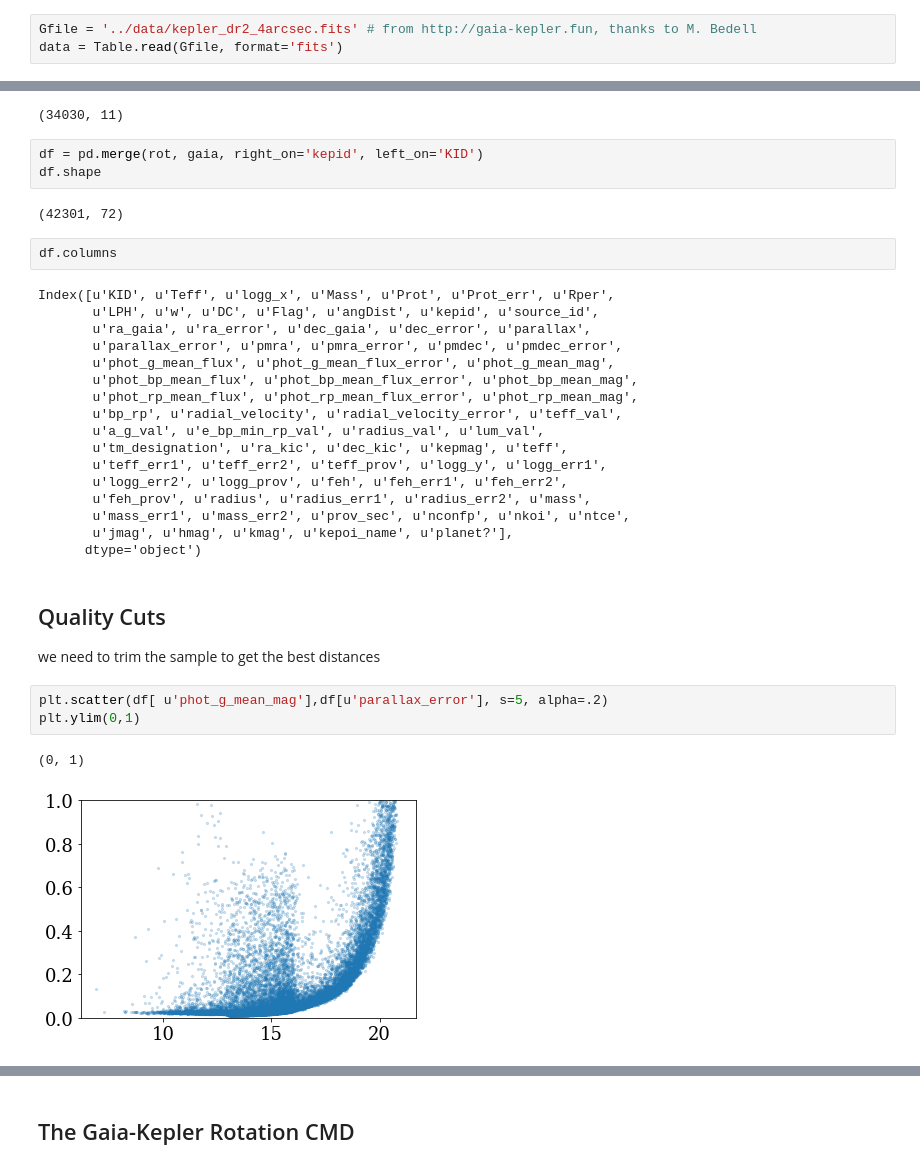
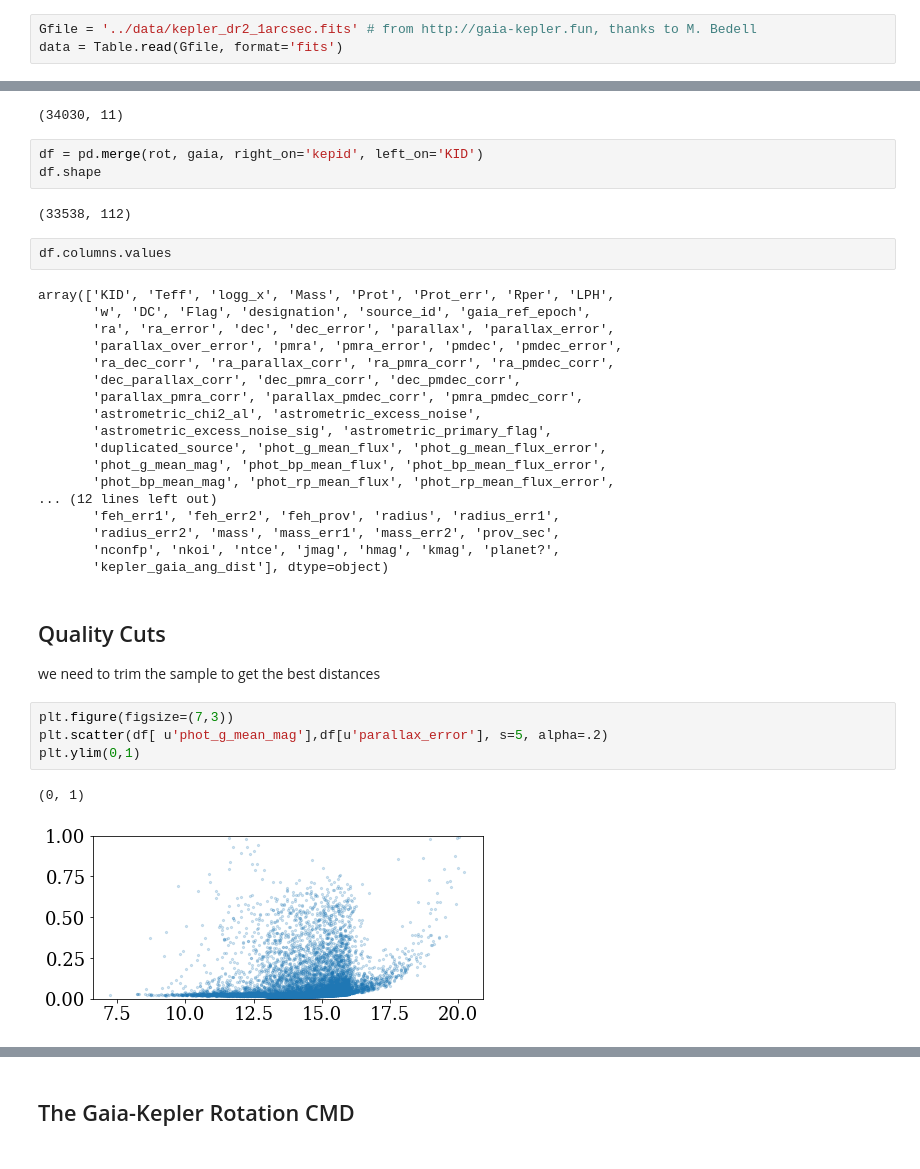
Before and after one commit to jradavenport/gaia2_kep_rot, a Jupyter notebook: notebooks/explore.ipynb, the cells around one changed output, grey strips where cells are left out. Saved outputs shown, nothing was run; the diff lists cells and outputs as text.

Commit message:
update input file to use 1arcsec match from M.Bedell

```diff
--- a/notebooks/explore.ipynb
+++ b/notebooks/explore.ipynb
@@ -17,7 +17,7 @@ Megan Bedell made an awesome cross-match available, which was online by the time
 
 Let's match this to the McQuillan+2014 rotation catalog using Pandas & a join
 # %%
-Gfile = '../data/kepler_dr2_4arcsec.fits' # from http://gaia-kepler.fun, thanks to M. Bedell
+Gfile = '../data/kepler_dr2_1arcsec.fits' # from http://gaia-kepler.fun, thanks to M. Bedell
 data = Table.read(Gfile, format='fits')
 # %%
 gaia = data.to_pandas()
@@ -34,35 +70,37 @@ rot.shape
 df = pd.merge(rot, gaia, right_on='kepid', left_on='KID')
 df.shape
 # %% [output]
-(42301, 72)
+(33538, 112)
 # %%
-df.columns
+df.columns.values
 # %% [output]
-Index([u'KID', u'Teff', u'logg_x', u'Mass', u'Prot', u'Prot_err', u'Rper',
-       u'LPH', u'w', u'DC', u'Flag', u'angDist', u'kepid', u'source_id',
-       u'ra_gaia', u'ra_error', u'dec_gaia', u'dec_error', u'parallax',
-       u'parallax_error', u'pmra', u'pmra_error', u'pmdec', u'pmdec_error',
-       u'phot_g_mean_flux', u'phot_g_mean_flux_error', u'phot_g_mean_mag',
-       u'phot_bp_mean_flux', u'phot_bp_mean_flux_error', u'phot_bp_mean_mag',
-       u'phot_rp_mean_flux', u'phot_rp_mean_flux_error', u'phot_rp_mean_mag',
-       u'bp_rp', u'radial_velocity', u'radial_velocity_error', u'teff_val',
-       u'a_g_val', u'e_bp_min_rp_val', u'radius_val', u'lum_val',
-       u'tm_designation', u'ra_kic', u'dec_kic', u'kepmag', u'teff',
-       u'teff_err1', u'teff_err2', u'teff_prov', u'logg_y', u'logg_err1',
-       u'logg_err2', u'logg_prov', u'feh', u'feh_err1', u'feh_err2',
-       u'feh_prov', u'radius', u'radius_err1', u'radius_err2', u'mass',
-       u'mass_err1', u'mass_err2', u'prov_sec', u'nconfp', u'nkoi', u'ntce',
-       u'jmag', u'hmag', u'kmag', u'kepoi_name', u'planet?'],
-      dtype='object')
+array(['KID', 'Teff', 'logg_x', 'Mass', 'Prot', 'Prot_err', 'Rper', 'LPH',
+       'w', 'DC', 'Flag', 'designation', 'source_id', 'gaia_ref_epoch',
+       'ra', 'ra_error', 'dec', 'dec_error', 'parallax', 'parallax_error',
+       'parallax_over_error', 'pmra', 'pmra_error', 'pmdec', 'pmdec_error',
+       'ra_dec_corr', 'ra_parallax_corr', 'ra_pmra_corr', 'ra_pmdec_corr',
+       'dec_parallax_corr', 'dec_pmra_corr', 'dec_pmdec_corr',
+       'parallax_pmra_corr', 'parallax_pmdec_corr', 'pmra_pmdec_corr',
+       'astrometric_chi2_al', 'astrometric_excess_noise',
+       'astrometric_excess_noise_sig', 'astrometric_primary_flag',
+       'duplicated_source', 'phot_g_mean_flux', 'phot_g_mean_flux_error',
+       'phot_g_mean_mag', 'phot_bp_mean_flux', 'phot_bp_mean_flux_error',
+       'phot_bp_mean_mag', 'phot_rp_mean_flux', 'phot_rp_mean_flux_error',
+... (12 lines left out)
+       'feh_err1', 'feh_err2', 'feh_prov', 'radius', 'radius_err1',
+       'radius_err2', 'mass', 'mass_err1', 'mass_err2', 'prov_sec',
+       'nconfp', 'nkoi', 'ntce', 'jmag', 'hmag', 'kmag', 'planet?',
+       'kepler_gaia_ang_dist'], dtype=object)
 # %% [markdown]
 ## Quality Cuts
 we need to trim the sample to get the best distances
 # %%
+plt.figure(figsize=(7,3))
 plt.scatter(df[ u'phot_g_mean_mag'],df[u'parallax_error'], s=5, alpha=.2)
 plt.ylim(0,1)
 # %% [output]
 (0, 1)
-[figure, old version]
+[figure, new version]
 # %%
 ok = np.where(np.isfinite(df[u'parallax']) & # this is basically the same as the TGAS file...
               (df[u'parallax_error'] < 0.1) &
```
Also changed, not shown: parts of 32 cells of this notebook, 1 other file.
